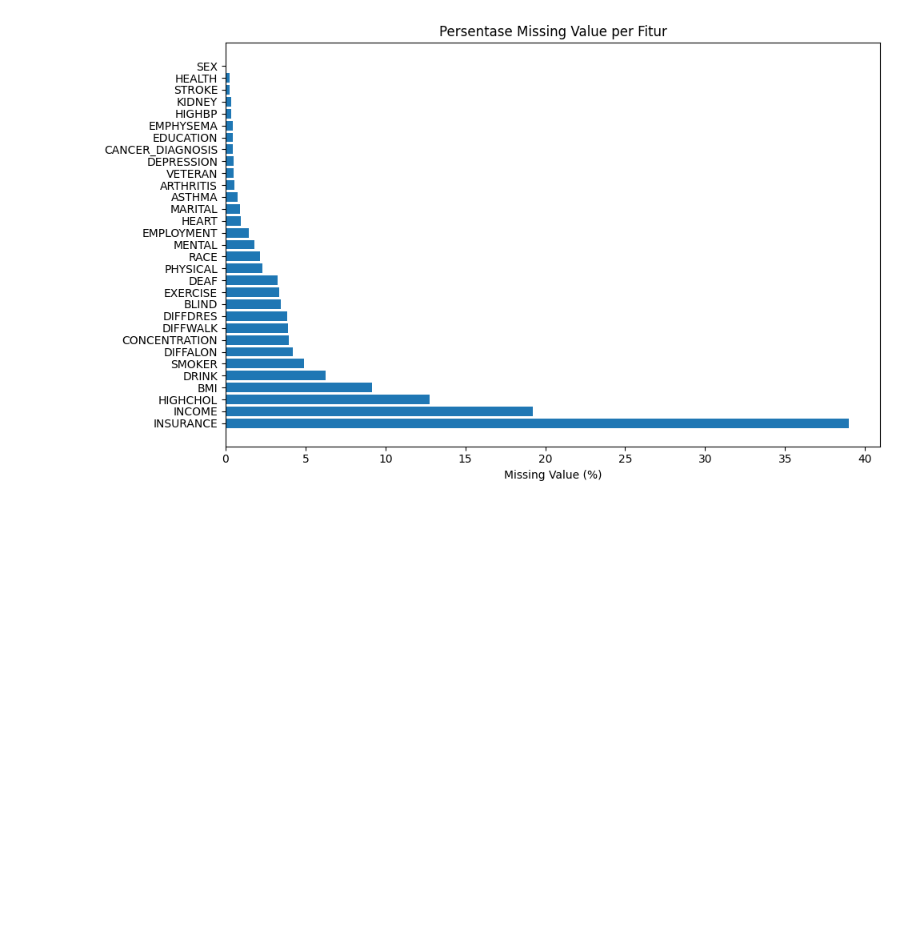
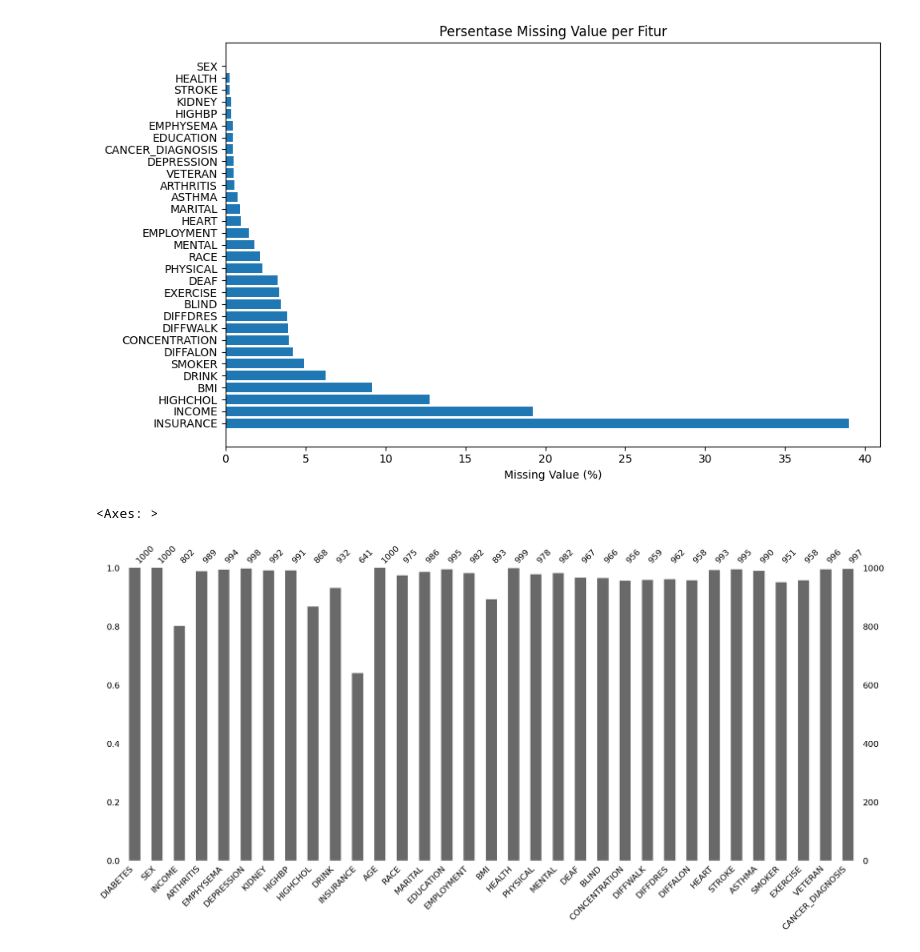
Before and after one commit to starshibrat/xg-shap-experiment, a Jupyter notebook: notebook/eda.ipynb, the cells around one changed output. Cells and saved outputs as stored; diff of their text form; code cells hidden in the pictures; blank space fills up the shorter version.

```diff
--- a/notebook/eda.ipynb
+++ b/notebook/eda.ipynb
@@ -104,3 +140,8 @@ plt.tight_layout()
 plt.show()
 # %% [output]
 [figure]
+# %%
+msno.bar(df.sample(1000))
+# %% [output]
+<Axes: >
+[figure, added]
```
Also changed, not shown: parts of 6 cells of this notebook, 4 other files.
